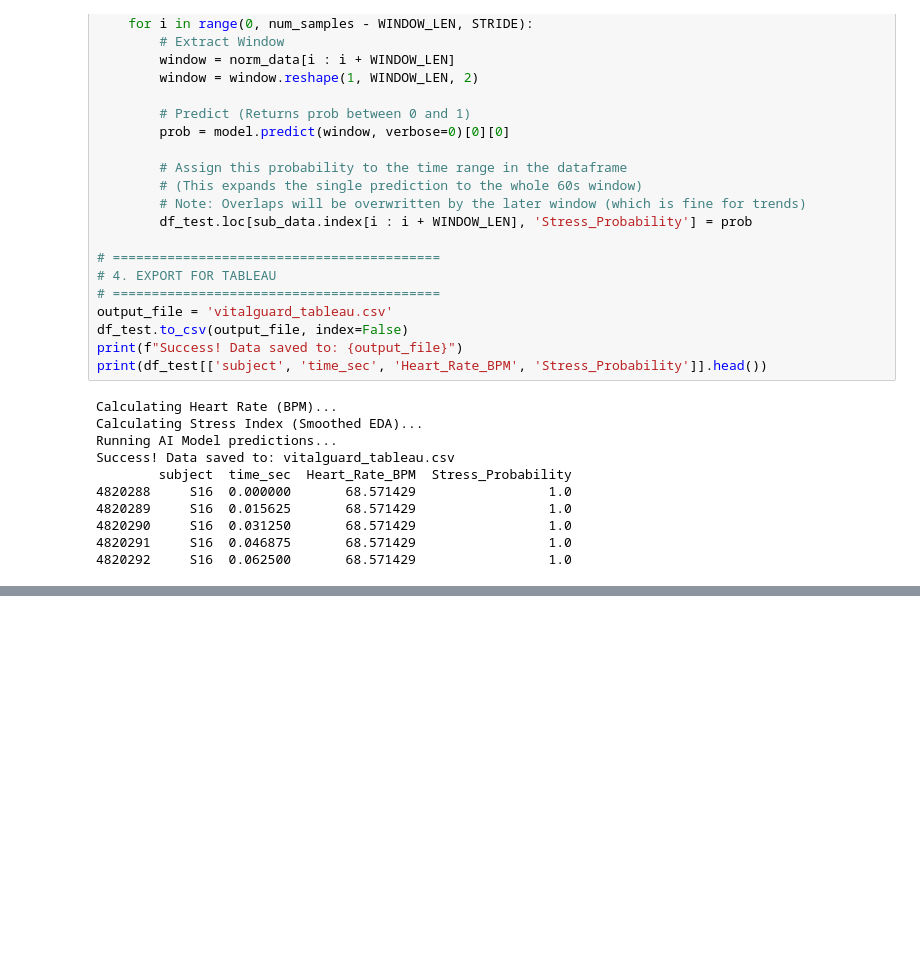
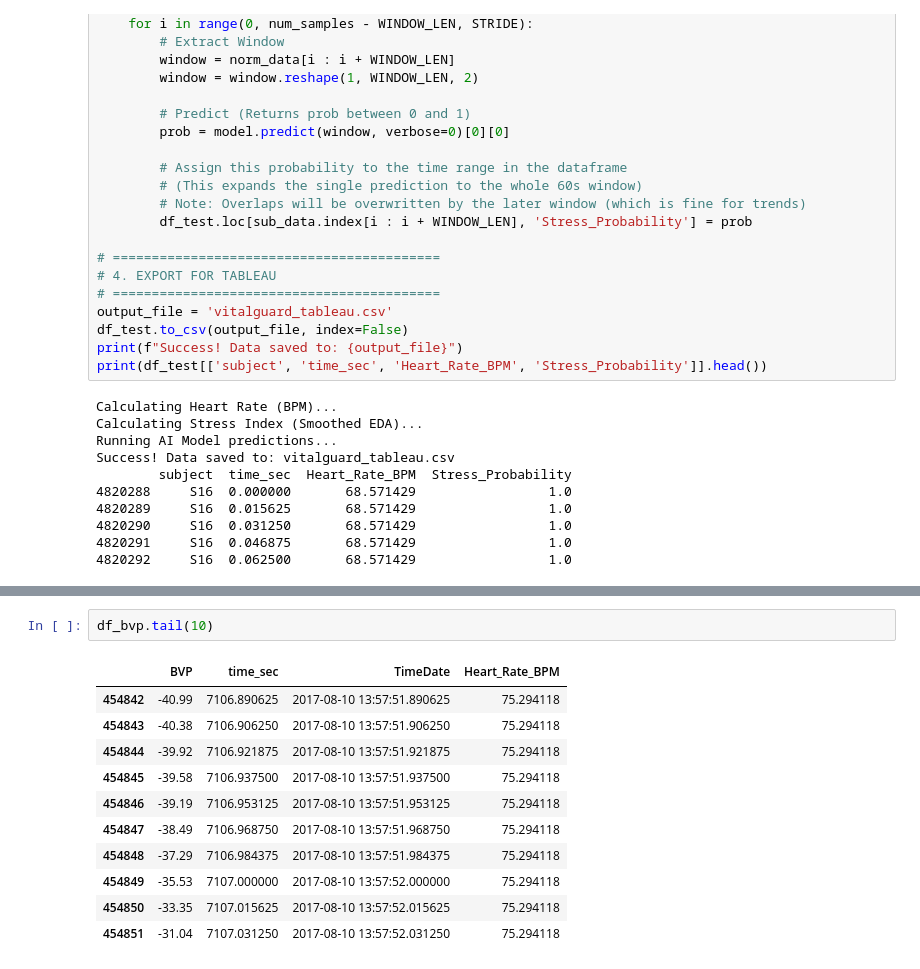
Before and after one commit to Mosizamani/aai-530-project-1d_cnn, a Jupyter notebook: 1d-cnn/1d-cnn-model_v2.ipynb, the cells around one changed output, grey strips where cells are left out. Drawn from its saved outputs; the diff is of its cells as text; blank space fills up the shorter version.

```diff
--- a/1d-cnn/1d-cnn-model_v2.ipynb
+++ b/1d-cnn/1d-cnn-model_v2.ipynb
@@ -581,0 +792,14 @@ Success! Data saved to: vitalguard_tableau.csv
+# %%
+df_bvp.tail(10)
+# %% [output]
+|  | BVP | time_sec | TimeDate | Heart_Rate_BPM |
+| 454842 | -40.99 | 7106.890625 | 2017-08-10 13:57:51.890625 | 75.294118 |
+| 454843 | -40.38 | 7106.906250 | 2017-08-10 13:57:51.906250 | 75.294118 |
+| 454844 | -39.92 | 7106.921875 | 2017-08-10 13:57:51.921875 | 75.294118 |
+| 454845 | -39.58 | 7106.937500 | 2017-08-10 13:57:51.937500 | 75.294118 |
+| 454846 | -39.19 | 7106.953125 | 2017-08-10 13:57:51.953125 | 75.294118 |
+| 454847 | -38.49 | 7106.968750 | 2017-08-10 13:57:51.968750 | 75.294118 |
+| 454848 | -37.29 | 7106.984375 | 2017-08-10 13:57:51.984375 | 75.294118 |
+| 454849 | -35.53 | 7107.000000 | 2017-08-10 13:57:52.000000 | 75.294118 |
+| 454850 | -33.35 | 7107.015625 | 2017-08-10 13:57:52.015625 | 75.294118 |
+| 454851 | -31.04 | 7107.031250 | 2017-08-10 13:57:52.031250 | 75.294118 |
```
Also changed, not shown: parts of 6 cells of this notebook, 2 other files.
